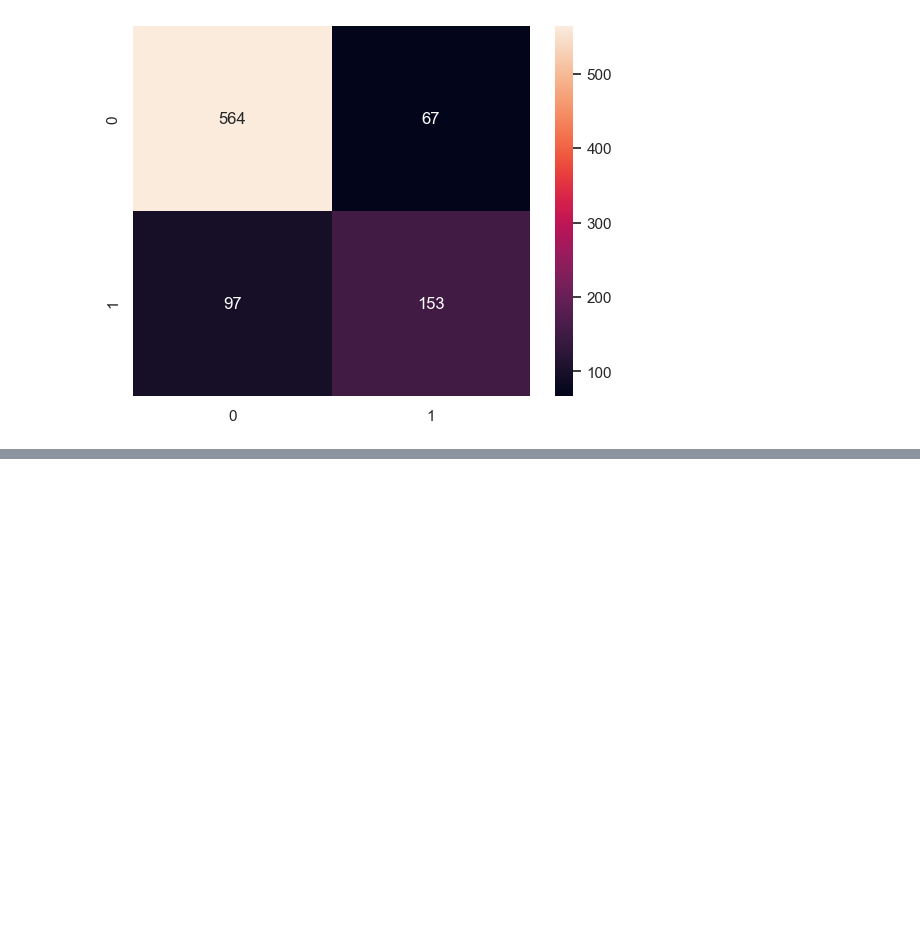
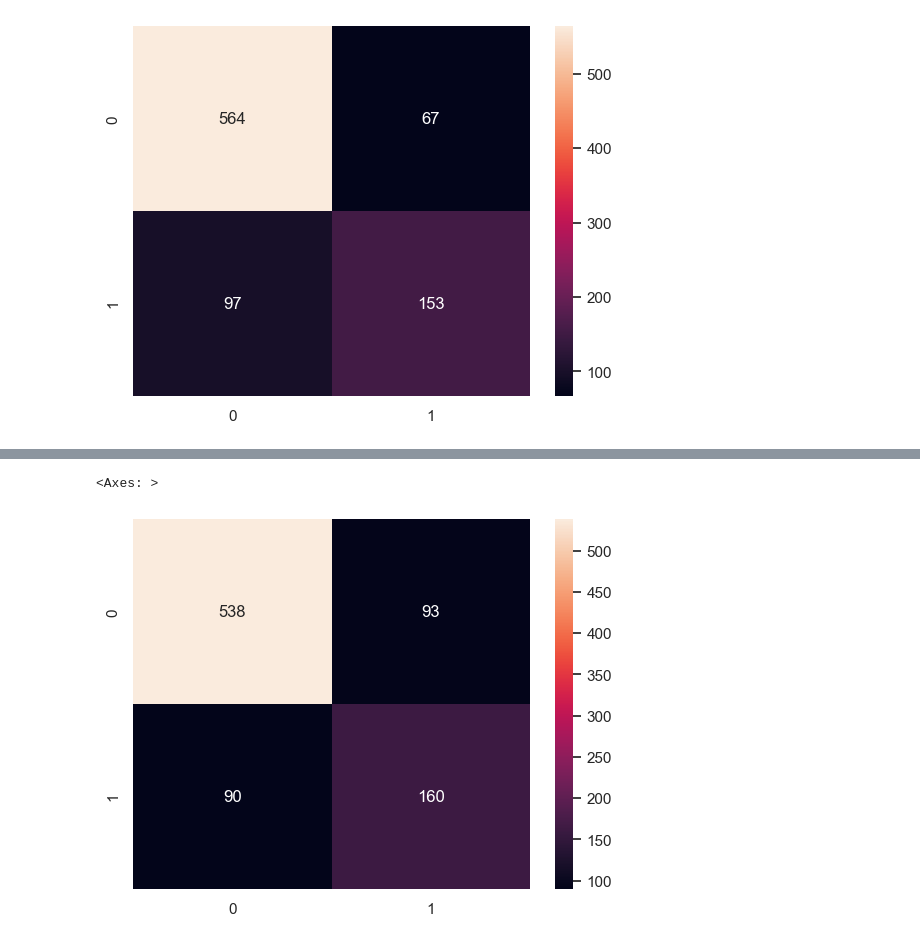
Before and after one commit to LeticiaMalato/Tech-Challenge-Churn, a Jupyter notebook: notebook/script.ipynb, the cells around one changed output, grey strips where cells are left out. Saved outputs shown, nothing was run; the diff lists cells and outputs as text; code cells hidden in the pictures; blank space fills up the shorter version.

```diff
--- a/notebook/script.ipynb
+++ b/notebook/script.ipynb
@@ -920,0 +948,5 @@ sns.heatmap(matriz_log, annot=True,  fmt="d")
+# %%
+#Pra ficar igual o formato do X_train_tensor, que tem 2 dimensões, e o y_train_tensor, que tem 1 dimensão, a gente precisa adicionar uma dimensão extra no y_train_tensor usando unsqueeze(1)
+y_train_tensor = y_train_tensor.unsqueeze(1)
+# %%
+dataset = torch.utils.data.TensorDataset(X_train_tensor, y_train_tensor)
@@ -920,0 +957,2 @@ sns.heatmap(matriz_log, annot=True,  fmt="d")
+# %%
+train_loader = torch.utils.data.DataLoader(dataset, batch_size=10, shuffle=True)
@@ -920,0 +961,10 @@ sns.heatmap(matriz_log, annot=True,  fmt="d")
+# %%
+val_dataset = torch.utils.data.TensorDataset(X_val_tensor, y_val_tensor.unsqueeze(1))
+val_loader = torch.utils.data.DataLoader(val_dataset, batch_size=10)
+EPOCHS    = 10000
+PATIENCE  = 10
+LR        = 0.001
+
+#Quantos neuronios na entrada
+input_dim  = X_train_scaled.shape[1]
+hidden_dim = input_dim // 2 # qtd de neuronios na camada oculta
@@ -920,0 +1096,7 @@ sns.heatmap(matriz_log, annot=True,  fmt="d")
+# %%
+matriz_mlp = confusion_matrix(y_test, pred_mlp)
+
+sns.heatmap(matriz_mlp, annot=True, fmt="d" )
+# %% [output]
+<Axes: >
+[figure, added]
```
Also changed, not shown: parts of 11 cells of this notebook.
